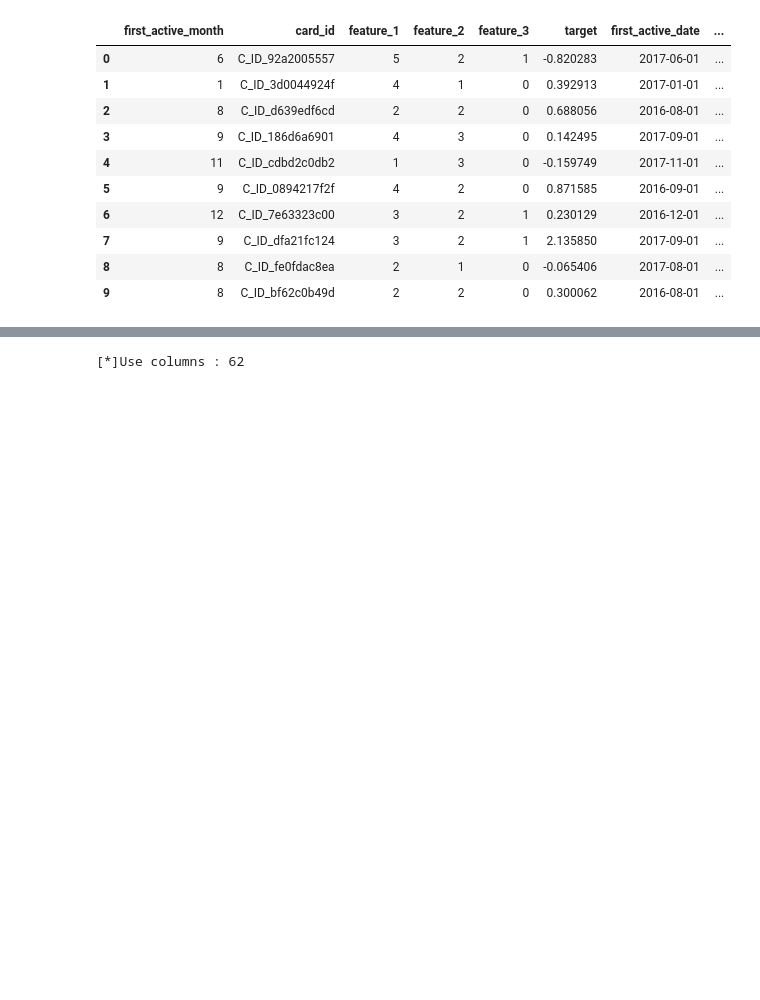
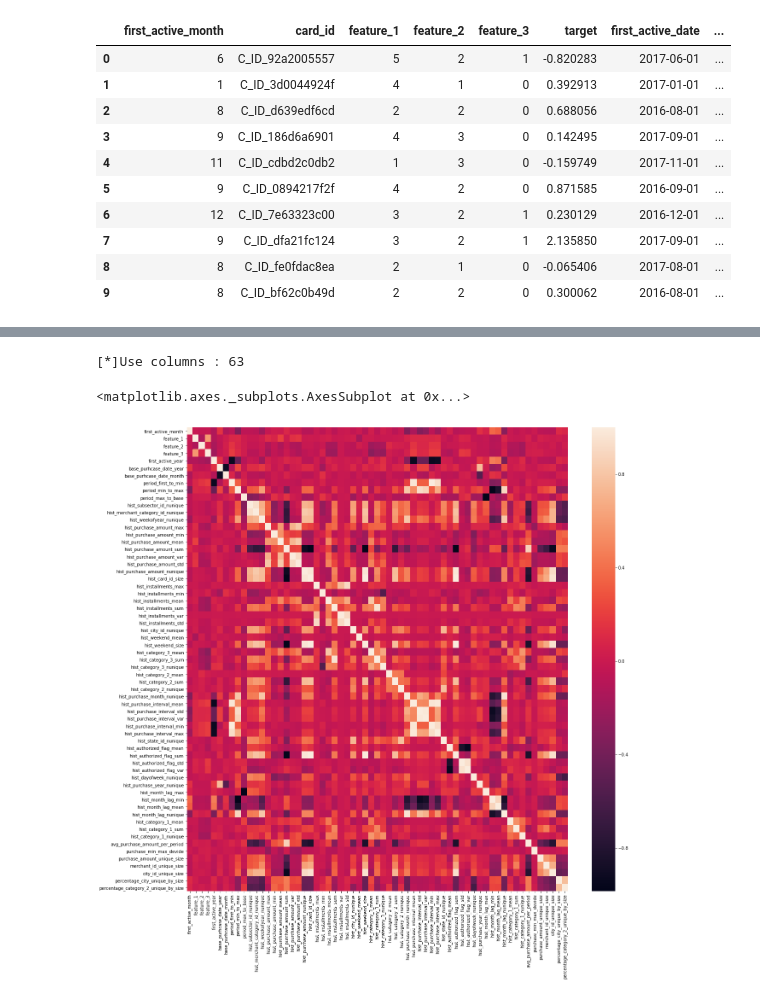
Before and after one commit to LazyerIJ/Kaggle_Study, a Jupyter notebook: Competitions/Elo_Merchant_Category_Recommendation/src/IJ/src/ML_basic.ipynb, the cells around one changed output, grey strips where cells are left out. Cells and saved outputs as stored; diff of their text form; code cells hidden in the pictures; blank space fills up the shorter version.

```diff
--- a/Competitions/Elo_Merchant_Category_Recommendation/src/IJ/src/ML_basic.ipynb
+++ b/Competitions/Elo_Merchant_Category_Recommendation/src/IJ/src/ML_basic.ipynb
@@ -86,11 +88,12 @@ def read_data(fillna=False, fillval=-999):
     df_train = pd.read_csv(os.path.join(input_dir, 'train.csv'))
     df_test = pd.read_csv(os.path.join(input_dir, 'test.csv'))
     df_hist_trans = pd.read_csv(os.path.join(input_dir, 'historical_transactions.csv'))
-    #df_new_merchant_trans = pd.read_csv(os.path.join(input_dir, 'new_merchant_transactions.csv'))
+    df_new_merchant_trans = pd.read_csv(os.path.join(input_dir, 'new_merchant_transactions.csv'))
     df_train, _ = reduce_mem_usage(df_train, fillna=fillna, fillval=fillval)
     df_test, _ = reduce_mem_usage(df_test, fillna=fillna, fillval=fillval)
     df_hist_trans, _ = reduce_mem_usage(df_hist_trans, fillna=fillna, fillval=fillval)
-    #df_new_merchant_trans, _ = reduce_mem_usage(df_new_merchant_trans, fillna=False, fillval=-999)
+    df_new_merchant_trans, _ = reduce_mem_usage(df_new_merchant_trans, fillna=False, fillval=-999)
+    df_hist_trans = pd.concat([df_hist_trans, df_new_merchant_trans])
     return df_train, df_test, df_hist_trans
 # %%
 #fill nan value
@@ -270,9 +299,9 @@ def get_time(start):
 def get_data(df_train, df_test, df_hist_trans, lag_features=False):
     print('[*]Start preprocessing')
     start = time.time()
-    fix_transactions(df_hist_trans)
     fix_train(df_train)
     fix_train(df_test)
+    fix_transactions(df_hist_trans)
     print('[{:>6}s]Fix data'.format(get_time(start)))
 
     start = time.time()
@@ -293,9 +322,14 @@ def get_data(df_train, df_test, df_hist_trans, lag_features=False):
     print('[{:>6}s]Add aggregate features'.format(get_time(start)))
 
     start = time.time()
-    df_train = add_additional_features(df_train)
-    df_test = add_additional_features(df_test)
+    df_train = add_additional_features(df_train, df_hist_trans)
+    df_test = add_additional_features(df_test, df_hist_trans)
     print('[{:>6}s]Add additional features'.format(get_time(start)))
+
+    start = time.time()
+    df_train = add_percentage_features(df_train)
+    df_test = add_percentage_features(df_test)
+    print('[{:>6}s]Add percentage features'.format(get_time(start)))
 
     start = time.time()
     add_outliers(df_train)
@@ -394,15 +438,33 @@ avg_purchase_amount_per_period, avg_size_per_period, avg_weekend_per_size<br/>
 # %%
 useless_columns = list(df_train.select_dtypes(include=[np.datetime64, object]).columns.values)
 useless_columns.extend(['target', 'outliers'])
-
-useless_columns.extend(['rate_size_mean', 'rate_size_std', 'rate_size_sum',
-                         'rate_mean_mean', 'rate_mean_sum',
-                         'rate_sum_mean', 'rate_sum_sum'])
-
+useless_columns.extend(['percentage_merchant_unique_by_size',
+                        'percentage_merchant_category_unique_by_size',
+                        'percentage_state_unique_by_size',
+                        'percentage_purchase_amount_unique_by_size',
+                        'percentage_subsector_unique_by_size',
+                        'percentage_category_1_unique_by_size',
+                        'percentage_category_3_unique_by_size',
+                        'rate_size_mean',
+                        'rate_size_std',
+                        'rate_size_sum',
+                        'rate_mean_mean',
+                        'rate_mean_std',
+                        'rate_mean_sum',
+                        'rate_sum_mean',
+                        'rate_sum_std',
+                        'rate_sum_sum',
+                        'avg_size_per_period',
+                        'avg_weekend_per_size',
+                        'hist_merchant_id_nunique'])
 df_train_columns = [c for c in df_train.columns if c not in useless_columns]
 target = df_train['target']
 print('[*]Use columns : {}'.format(len(df_train_columns)))
-#fig = plt.figure(figsize=(20, 20))
-#sns.heatmap(df_train[df_train_columns].corr())
 # %% [output]
-[*]Use columns : 62
+[*]Use columns : 63
+# %%
+fig = plt.figure(figsize=(20, 20))
+sns.heatmap(df_train[df_train_columns].corr())
+# %% [output]
+<matplotlib.axes._subplots.AxesSubplot at 0x...>
+[figure, added]
```
Also changed, not shown: parts of 13 cells of this notebook, 1 other file.
